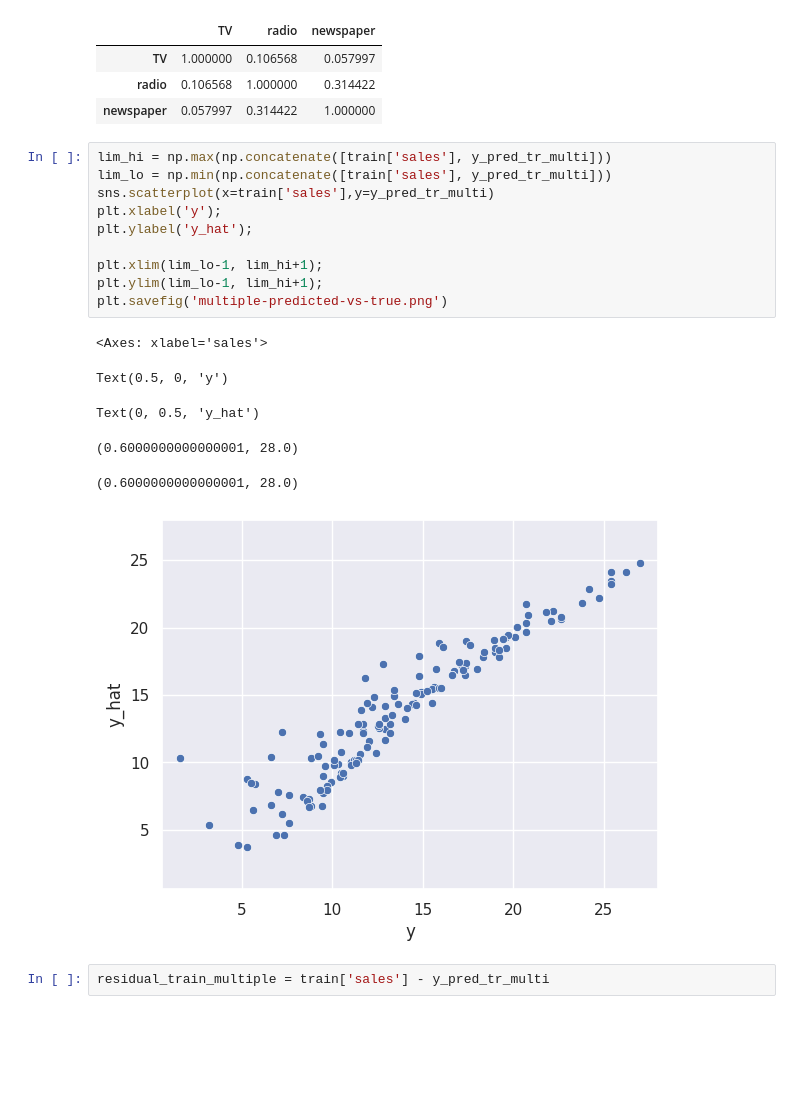
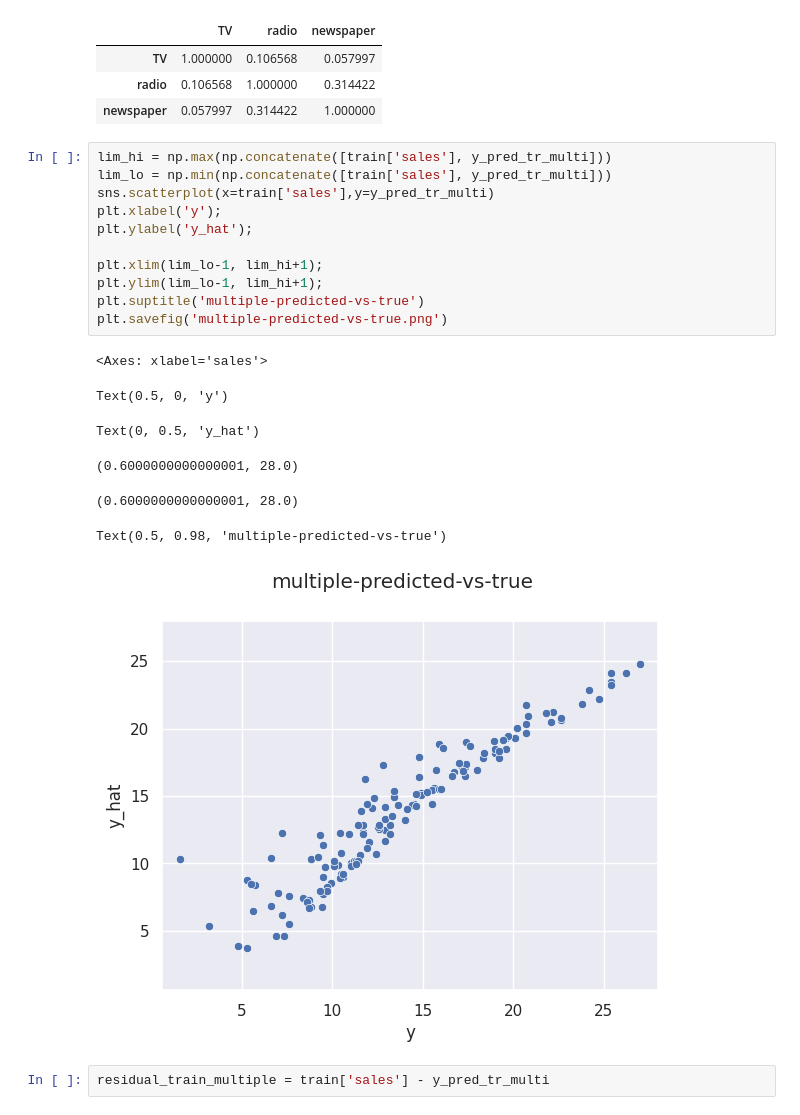
Before and after one commit to ShaktidharK1997/MLCourseProjects, a Jupyter notebook: lab-solution.ipynb, the cells around one changed output. Cells and saved outputs as stored; diff of their text form; blank space fills up the shorter version.

Commit message:
Update lab-solution.ipynb
Same as last time, adding suptitle and getting updated files

```diff
--- a/lab-solution.ipynb
+++ b/lab-solution.ipynb
@@ -568,20 +569,22 @@ train[['TV', 'radio', 'newspaper']].corr()
 # %%
 lim_hi = np.max(np.concatenate([train['sales'], y_pred_tr_multi]))
 lim_lo = np.min(np.concatenate([train['sales'], y_pred_tr_multi]))
 sns.scatterplot(x=train['sales'],y=y_pred_tr_multi)
 plt.xlabel('y');
 plt.ylabel('y_hat');
 
 plt.xlim(lim_lo-1, lim_hi+1);
 plt.ylim(lim_lo-1, lim_hi+1);
+plt.suptitle('multiple-predicted-vs-true')
 plt.savefig('multiple-predicted-vs-true.png')
 # %% [output]
 <Axes: xlabel='sales'>
 Text(0.5, 0, 'y')
 Text(0, 0.5, 'y_hat')
 (0.6000000000000001, 28.0)
 (0.6000000000000001, 28.0)
+Text(0.5, 0.98, 'multiple-predicted-vs-true')
-[figure, old version]
+[figure, new version]
 # %%
 residual_train_multiple = train['sales'] - y_pred_tr_multi
 # %%
```
Also changed, not shown: parts of 11 cells of this notebook.
